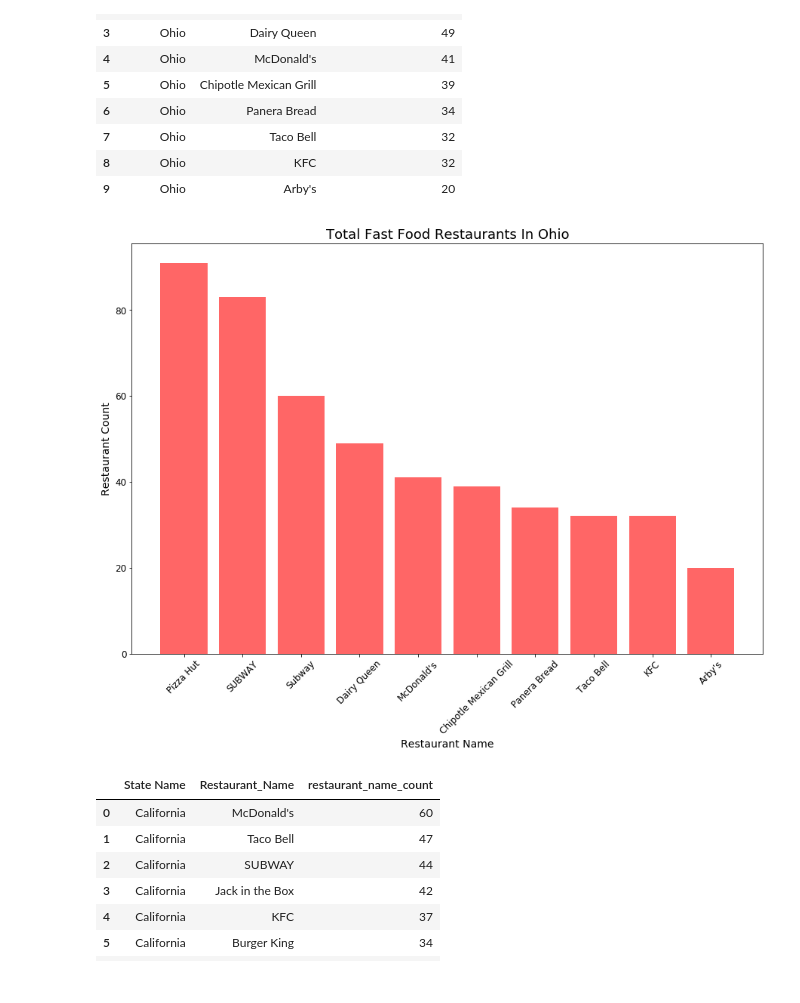
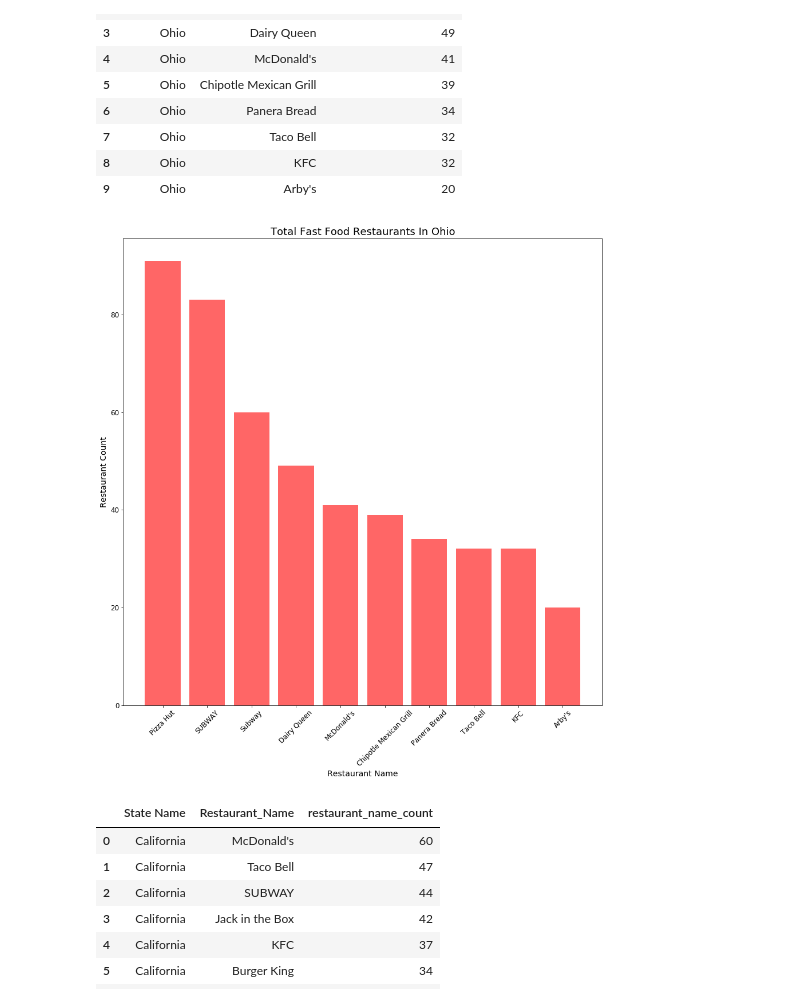
Before and after one commit to jhye1023/States-FastFood-Project, a Jupyter notebook: ETL_main.ipynb, the cells around one changed output. Drawn from its saved outputs; the diff is of its cells as text; code cells hidden in the pictures.

```diff
--- a/ETL_main.ipynb
+++ b/ETL_main.ipynb
@@ -362,17 +362,17 @@ ohio_restaurant
 | 9 | Ohio | Arby's | 20 |
 # %%
 #Creating bar graph for number of restaurants Ohio
-plt.figure(figsize=(15,10))
+plt.figure(figsize=(15,15))
 ohio_plt = plt.bar(ohio_restaurant['Restaurant_Name'], ohio_restaurant['restaurant_name_count'], color = 'r', alpha =.6)
 plt.xlabel('Restaurant Name', size = 14)
 plt.xticks(size = 12, rotation=45)
 plt.ylabel('Restaurant Count', size = 14)
 plt.yticks(size = 12)
 plt.title('Total Fast Food Restaurants In Ohio', size=18)
 plt.savefig('Images/OhioRestCount.png')
 plt.show()
 # %% [output]
-[figure, old version]
+[figure, new version]
 # %%
 #California restaurants
 california_rest = pd.read_sql_query('SELECT s."State Name", r."Restaurant_Name", COUNT(r."Restaurant_Name") Restaurant_Name_Count FROM state_population s\
```
Also changed, not shown: parts of 2 cells of this notebook, 2 other files.
